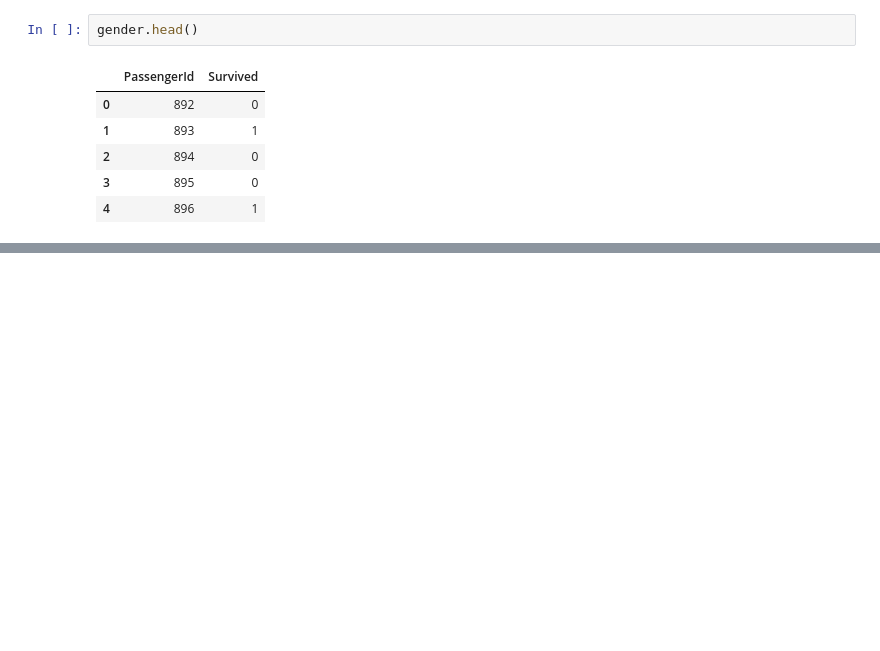
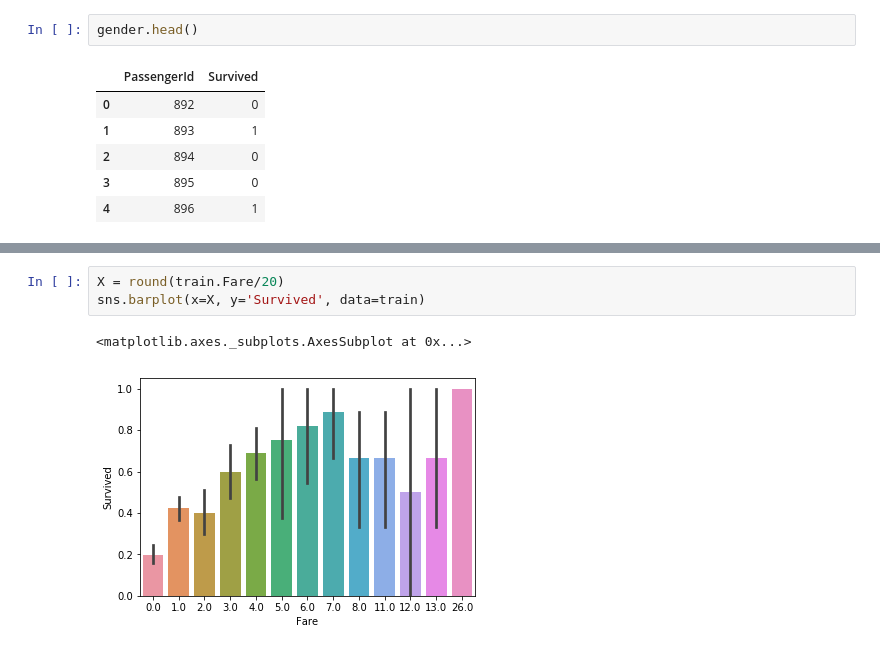
Before and after one commit to austincain22/CSCI-191T---Machine-Learning, a Jupyter notebook: Titanic.ipynb, the cells around one changed output, grey strips where cells are left out. Cells and saved outputs as stored; diff of their text form; blank space fills up the shorter version.

```diff
--- a/Titanic.ipynb
+++ b/Titanic.ipynb
@@ -39,0 +85,6 @@ gender.head()
+# %%
+X = round(train.Fare/20)
+sns.barplot(x=X, y='Survived', data=train)
+# %% [output]
+<matplotlib.axes._subplots.AxesSubplot at 0x...>
+[figure, added]
```
Also changed, not shown: parts of 8 cells of this notebook.
